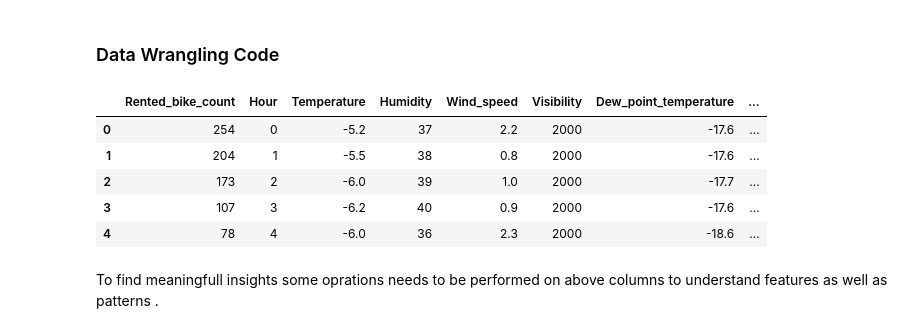
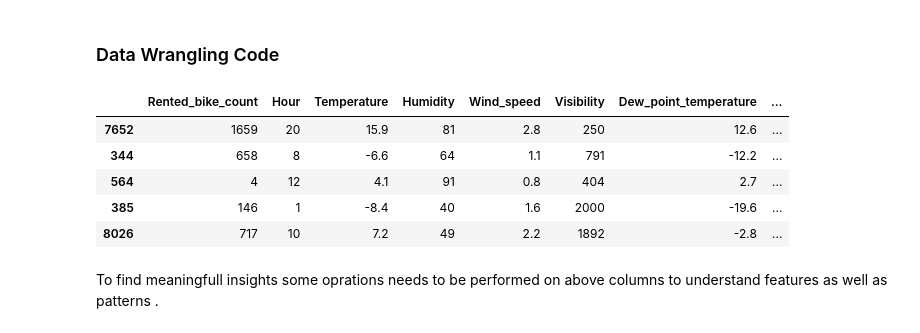
Before and after one commit to rashmi0852/Bike_Sharing_Demand_Prediction, a Jupyter notebook: Indivisual_Notebook.ipynb, the cells around one changed output. Drawn from its saved outputs; the diff is of its cells as text; code cells hidden in the pictures.

```diff
--- a/Indivisual_Notebook.ipynb
+++ b/Indivisual_Notebook.ipynb
@@ -464,14 +464,14 @@ However most fo necessary steps where performed on the datset ,with some expansi
 ### Data Wrangling Code
 # %%
 
-bike_df.head()
+bike_df.sample(5)
 # %% [output]
 |  | Rented_bike_count | Hour | Temperature | Humidity | Wind_speed | Visibility | Dew_point_temperature | ... |
-| 0 | 254 | 0 | -5.2 | 37 | 2.2 | 2000 | -17.6 | ... |
-| 1 | 204 | 1 | -5.5 | 38 | 0.8 | 2000 | -17.6 | ... |
-| 2 | 173 | 2 | -6.0 | 39 | 1.0 | 2000 | -17.7 | ... |
-| 3 | 107 | 3 | -6.2 | 40 | 0.9 | 2000 | -17.6 | ... |
-| 4 | 78 | 4 | -6.0 | 36 | 2.3 | 2000 | -18.6 | ... |
+| 7652 | 1659 | 20 | 15.9 | 81 | 2.8 | 250 | 12.6 | ... |
+| 344 | 658 | 8 | -6.6 | 64 | 1.1 | 791 | -12.2 | ... |
+| 564 | 4 | 12 | 4.1 | 91 | 0.8 | 404 | 2.7 | ... |
+| 385 | 146 | 1 | -8.4 | 40 | 1.6 | 2000 | -19.6 | ... |
+| 8026 | 717 | 10 | 7.2 | 49 | 2.2 | 1892 | -2.8 | ... |
 # %% [markdown]
 To find meaningfull insights some oprations needs to be performed on above columns to understand features as well as patterns .
 # %% [markdown]
```
Also changed, not shown: parts of 51 cells of this notebook.
